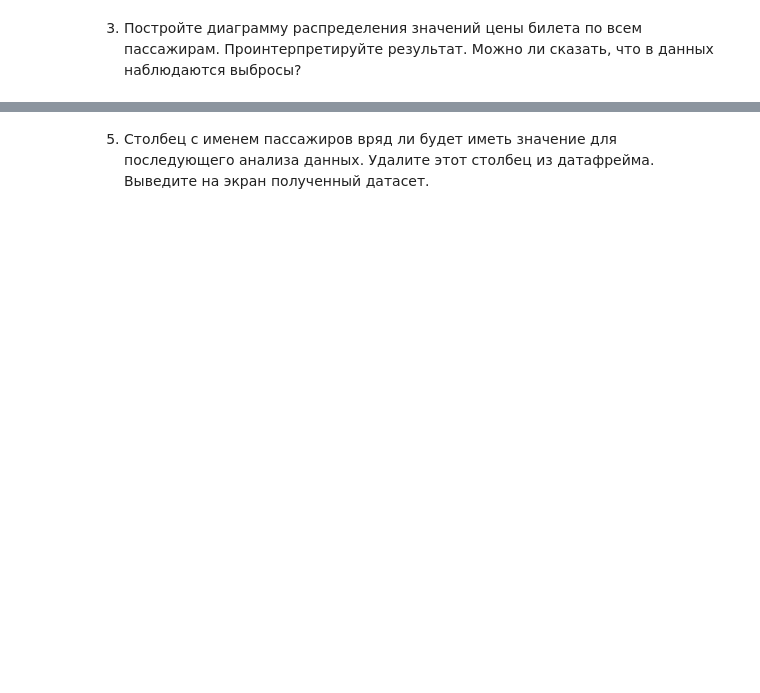
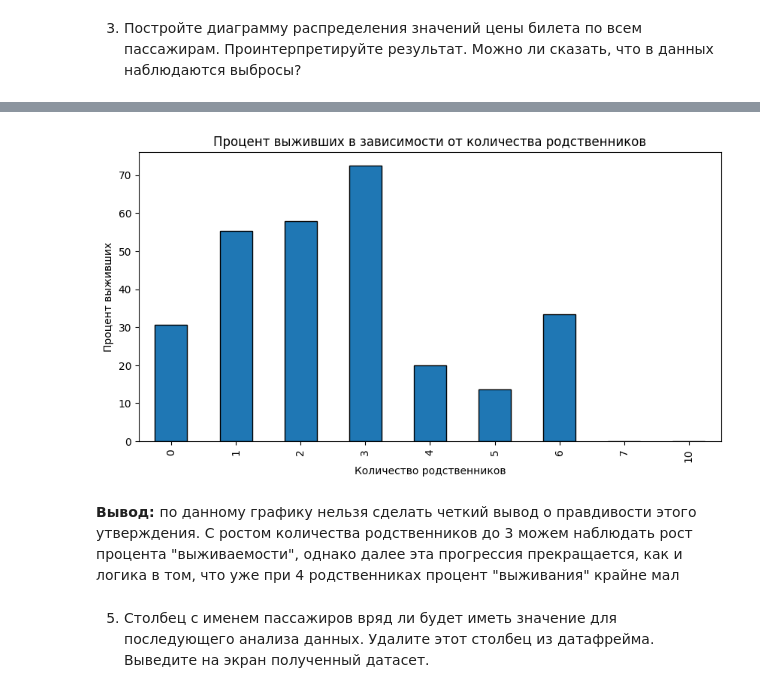
Before and after one commit to elcoxo/tp-lab3, a Jupyter notebook: lab4_2.ipynb, the cells around one changed output, grey strips where cells are left out. Cells and saved outputs as stored; diff of their text form; code cells hidden in the pictures; blank space fills up the shorter version.

```diff
--- a/lab4_2.ipynb
+++ b/lab4_2.ipynb
@@ -89,2 +140,23 @@ __С использованием датафрейма нужно выполни
+# %%
+# Представим, что в понятие "родственники" входят как родители так и братья с сестрами
+# Создадим группу, которая объединит эти два столбца
+df['Relatives'] = df['Siblings/Spouses Aboard'] + df['Parents/Children Aboard']
+
+#Чтобы просчитать шанс гибели человека, надо сгруппировать данные о родственниках по уникальным значениям
+# Для каждой уникальной группе количества родственников выберем столбец Survived, который будет хранить информацию о выживаемости
+# Высчитаем среднее значение выживших и получаем процент выживания для каждой группе количества родственников
+grouped_data = df.groupby('Relatives')['Survived'].mean() * 100
+plt.figure(figsize=(10, 5))
+
+# построение диаграммы
+grouped_data.plot(kind='bar', edgecolor='black')
+plt.title('Процент выживших в зависимости от количества родственников')
+plt.xlabel('Количество родственников')
+plt.ylabel('Процент выживших')
+plt.show()
+# %% [output]
+[figure, added]
+# %% [markdown]
+<b> Вывод: </b> по данному графику нельзя сделать четкий вывод о правдивости этого утверждения. С ростом количества родственников до 3 можем наблюдать рост процента "выживаемости", однако далее эта прогрессия прекращается, как и логика в том, что уже при 4 родственниках процент "выживания" крайне мал
 # %% [markdown]
 5. Столбец с именем пассажиров вряд ли будет иметь значение для последующего анализа данных. Удалите этот столбец из датафрейма. Выведите на экран полученный датасет.
```
Also changed, not shown: parts of 26 cells of this notebook, 2 other files.
